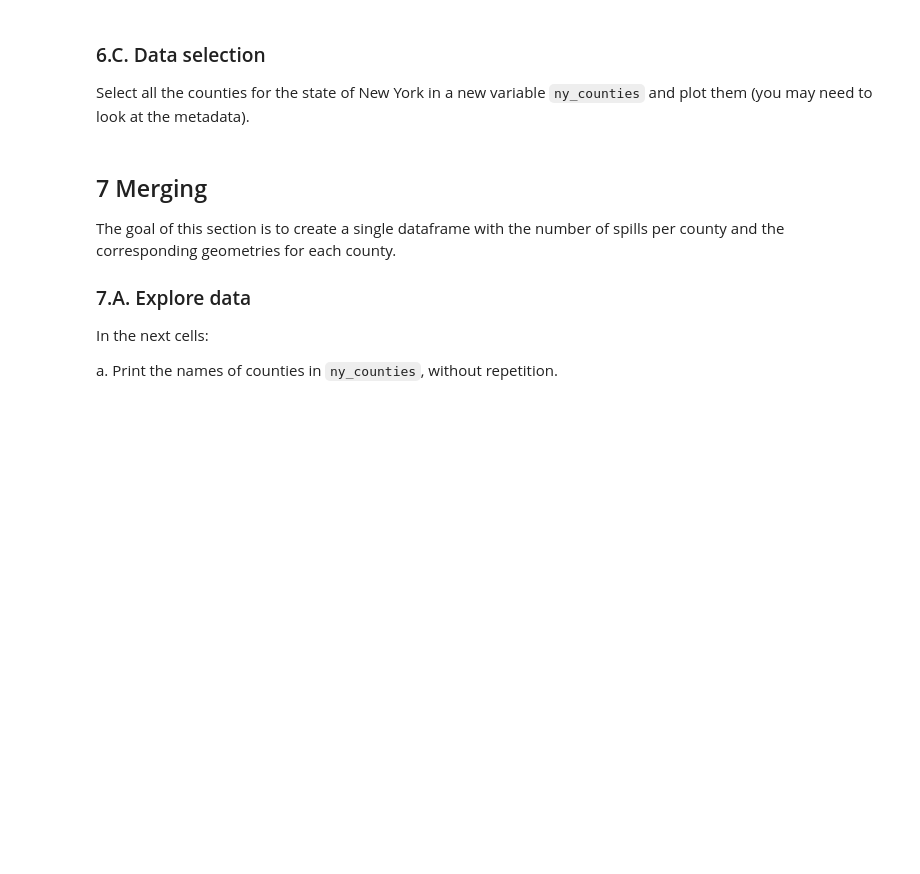
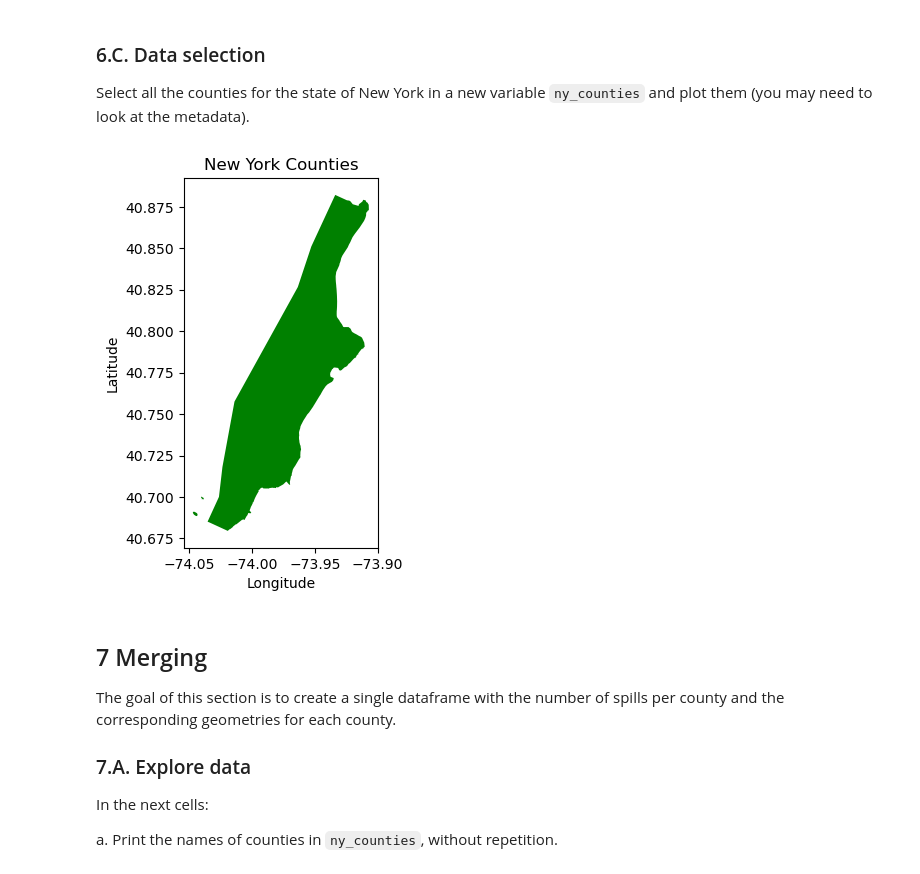
Before and after one commit to emaliap/eds220-hwk3, a Jupyter notebook: hwk3-task2-spills.ipynb, the cells around one changed output. Saved outputs shown, nothing was run; the diff lists cells and outputs as text; code cells hidden in the pictures; blank space fills up the shorter version.

```diff
--- a/hwk3-task2-spills.ipynb
+++ b/hwk3-task2-spills.ipynb
@@ -419,6 +503,26 @@ Simplify column names as needed.
 ### 6.C. Data selection
 
 Select all the counties for the state of New York in a new variable `ny_counties` and plot them (you may need to look at the metadata).
+# %%
+ny_counties = counties[counties['name'] == 'New York']
+# %%
+# Initialize empty figure and axes
+fig, ax = plt.subplots()
+
+# Add ca layer behind points
+ny_counties.plot(ax = ax,
+                 color='green'
+                 )
+
+# Update axes
+ax.set_title('New York Counties')
+ax.set_xlabel('Longitude')
+ax.set_ylabel('Latitude')
+
+# Display figure
+plt.show()
+# %% [output]
+[figure, added]
 # %% [markdown]
 <!-- END QUESTION -->
 
```
Also changed, not shown: parts of 16 cells of this notebook.
